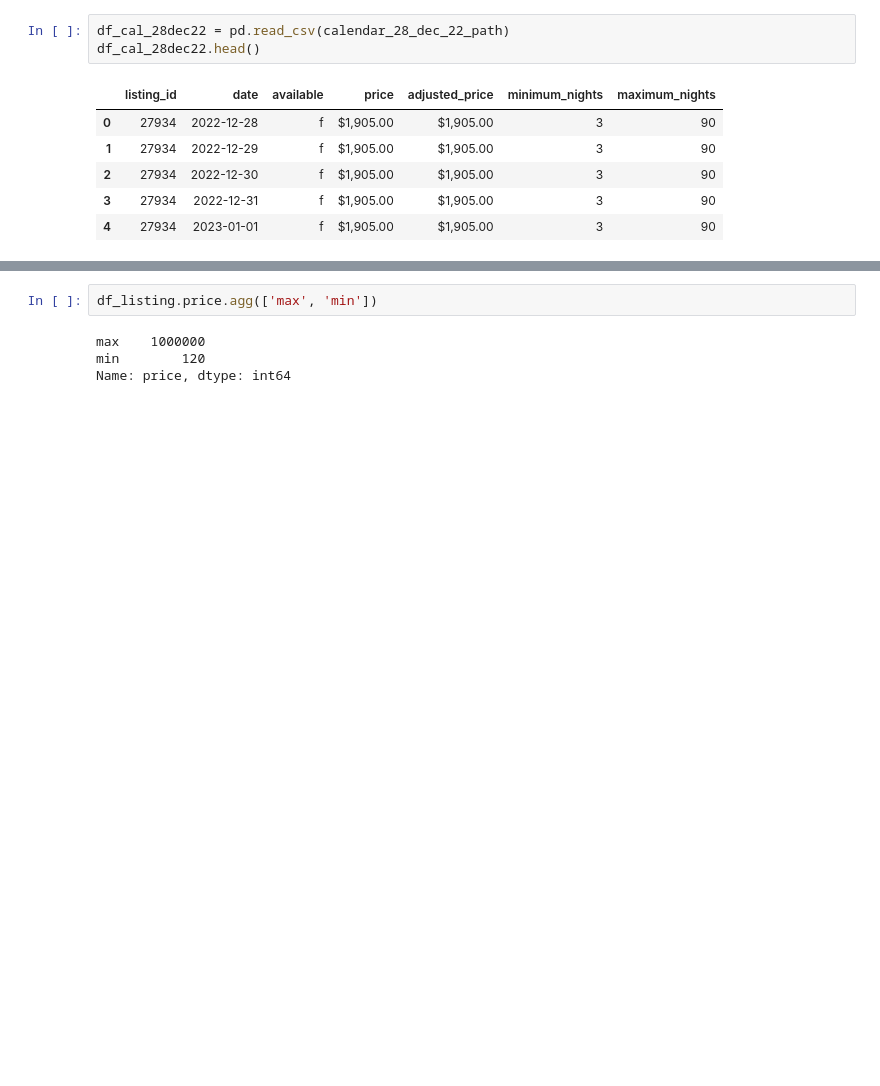
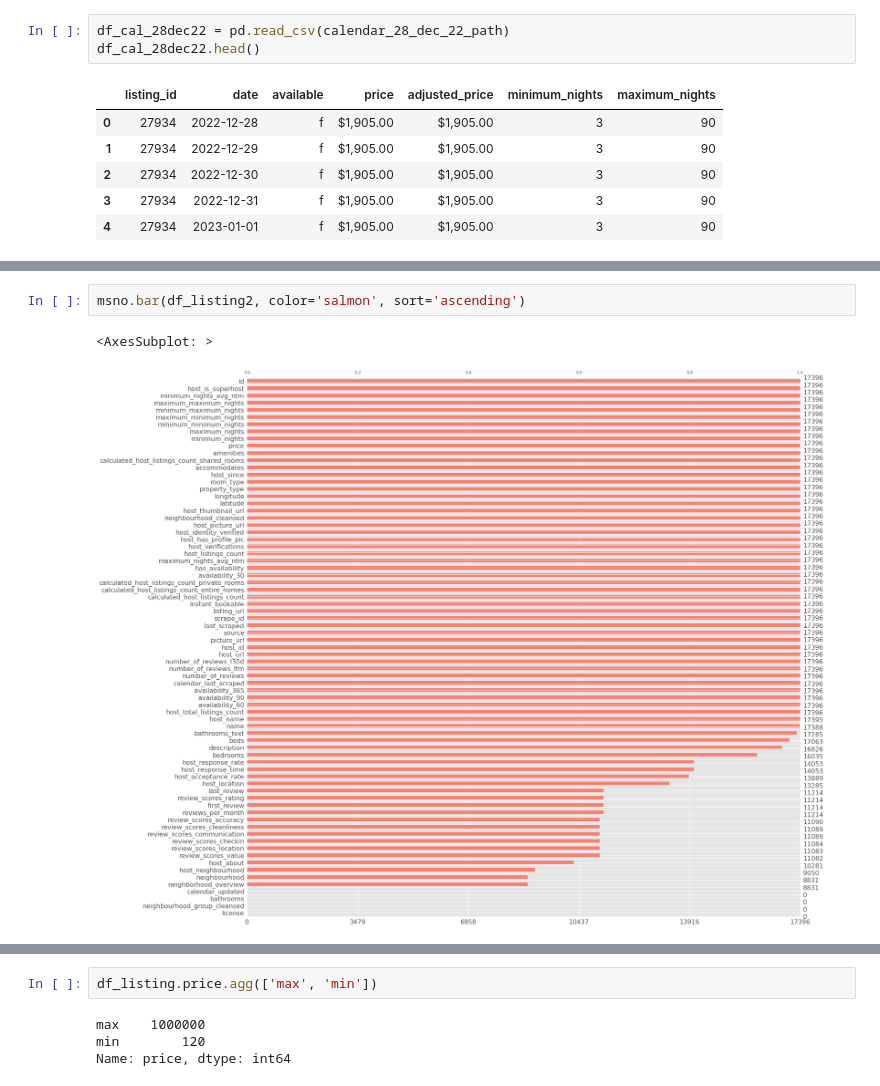
Before and after one commit to sitsawek/data-science-project, a Jupyter notebook: dynamic_pricing_airbnb_bankok.ipynb, the cells around one changed output, grey strips where cells are left out. Cells and saved outputs as stored; diff of their text form; blank space fills up the shorter version.

```diff
--- a/dynamic_pricing_airbnb_bankok.ipynb
+++ b/dynamic_pricing_airbnb_bankok.ipynb
@@ -48,0 +91,5 @@ df_listing2.head()
+# %%
+msno.bar(df_listing2, color='salmon', sort='ascending')
+# %% [output]
+<AxesSubplot: >
+[figure, added]
```
Also changed, not shown: parts of 27 cells of this notebook.
